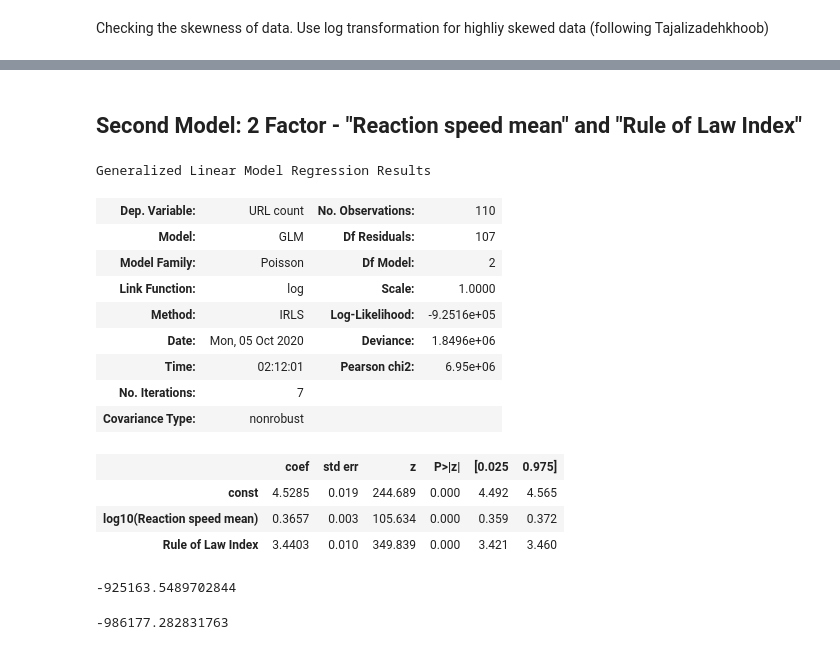
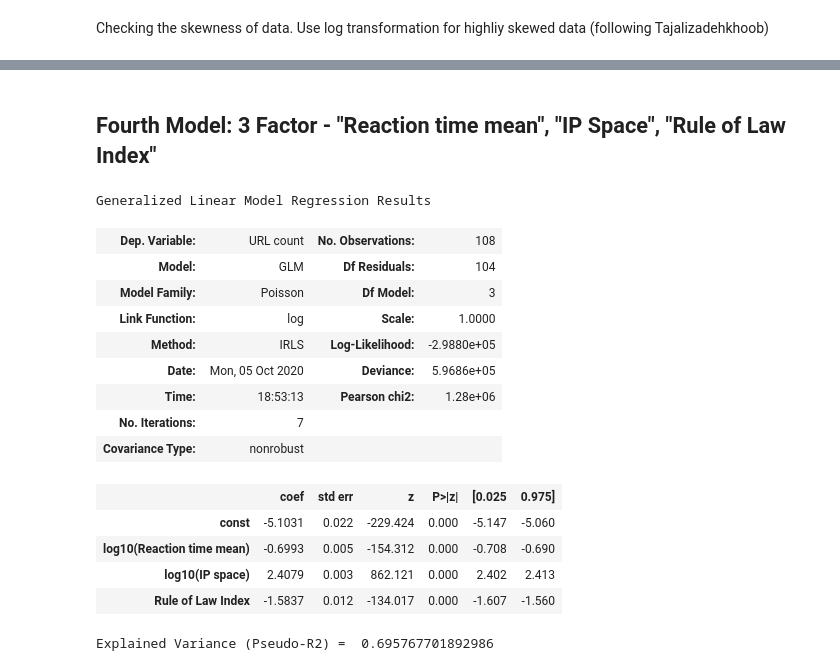
Before and after one commit to tderoon/Cybereconomicsgroup4, a Jupyter notebook: factor analysis.ipynb, the cells around one changed output, grey strips where cells are left out. Cells and saved outputs as stored; diff of their text form; code cells hidden in the pictures.

```diff
--- a/factor analysis.ipynb
+++ b/factor analysis.ipynb
@@ -199,6 +216,6 @@ rol.head()
 # %% [markdown]
 # MERGING OF DATA
 # %%
-factor=pd.merge(url_count,speed_mean,on='Country',how='inner')
+factor=pd.merge(url_count,time_mean,on='Country',how='inner')
 factor
 # %% [output]
@@ -282,5 +299,5 @@ plt.hist(factor['Rule of Law Index'])
 # %%
-factor['log10(Reaction speed mean)']=np.log10(factor['Reaction speed mean'])
-factor['log10(IP space+1)']=np.log10(factor['IP space']+1)
+factor['log10(Reaction time mean)']=np.log10(factor['Reaction time mean'])
+factor['log10(IP space)']=np.log10(factor['IP space'])
 factor
 # %% [output]
@@ -358,0 +384,16 @@ pseudor2
+# %%
+x=factor[['log10(Reaction time mean)']]
+
+exog, endog = sm.add_constant(x), y
+
+# Poisson regression
+mod = sm.GLM(endog, exog, family=sm.families.Poisson(link=sm.families.links.log()))
+res = mod.fit()
+display(res.summary())
+
+y_pred = res.predict(exog)
+
+llfull=res.llf
+llnull=res.llnull
+pseudor2=1-(llfull/llnull)
+print('Explained Variance (Pseudo-R2) = ',pseudor2)
@@ -358,0 +432,16 @@ pseudor2
+# %%
+x=factor[['log10(IP space)']]
+
+exog, endog = sm.add_constant(x), y
+
+# Poisson regression
+mod = sm.GLM(endog, exog, family=sm.families.Poisson(link=sm.families.links.log()))
+res = mod.fit()
+display(res.summary())
+
+y_pred = res.predict(exog)
+
+llfull=res.llf
+llnull=res.llnull
+pseudor2=1-(llfull/llnull)
+print('Explained Variance (Pseudo-R2) = ',pseudor2)
@@ -359,38 +478,35 @@ pseudor2
 # %% [markdown]
-## Second Model: 2 Factor - "Reaction speed mean" and "Rule of Law Index"
+## Fourth Model: 3 Factor - "Reaction time mean", "IP Space", "Rule of Law Index"
 # %%
-x=factor[['log10(Reaction speed mean)','Rule of Law Index']]
+x=factor[['log10(Reaction time mean)','log10(IP space)','Rule of Law Index']]
 
 exog, endog = sm.add_constant(x), y
 
 # Poisson regression
 mod = sm.GLM(endog, exog, family=sm.families.Poisson(link=sm.families.links.log()))
 res = mod.fit()
 display(res.summary())
 
 y_pred = res.predict(exog)
+
+llfull=res.llf
+llnull=res.llnull
+pseudor2=1-(llfull/llnull)
+print('Explained Variance (Pseudo-R2) = ',pseudor2)
 # %% [output]
 Generalized Linear Model Regression Results
-| Dep. Variable: | URL count | No. Observations: | 110 |
-| Model: | GLM | Df Residuals: | 107 |
-| Model Family: | Poisson | Df Model: | 2 |
+| Dep. Variable: | URL count | No. Observations: | 108 |
+| Model: | GLM | Df Residuals: | 104 |
+| Model Family: | Poisson | Df Model: | 3 |
 | Link Function: | log | Scale: | 1.0000 |
-| Method: | IRLS | Log-Likelihood: | -9.2516e+05 |
-| Date: | Mon, 05 Oct 2020 | Deviance: | 1.8496e+06 |
-| Time: | 02:12:01 | Pearson chi2: | 6.95e+06 |
+| Method: | IRLS | Log-Likelihood: | -2.9880e+05 |
+| Date: | Mon, 05 Oct 2020 | Deviance: | 5.9686e+05 |
+| Time: | 18:53:13 | Pearson chi2: | 1.28e+06 |
 | No. Iterations: | 7 |  |  |
 | Covariance Type: | nonrobust |  |  |
 |  | coef | std err | z | P>|z| | [0.025 | 0.975] |
-| const | 4.5285 | 0.019 | 244.689 | 0.000 | 4.492 | 4.565 |
-| log10(Reaction speed mean) | 0.3657 | 0.003 | 105.634 | 0.000 | 0.359 | 0.372 |
-| Rule of Law Index | 3.4403 | 0.010 | 349.839 | 0.000 | 3.421 | 3.460 |
+| const | -5.1031 | 0.022 | -229.424 | 0.000 | -5.147 | -5.060 |
+| log10(Reaction time mean) | -0.6993 | 0.005 | -154.312 | 0.000 | -0.708 | -0.690 |
+| log10(IP space) | 2.4079 | 0.003 | 862.121 | 0.000 | 2.402 | 2.413 |
+| Rule of Law Index | -1.5837 | 0.012 | -134.017 | 0.000 | -1.607 | -1.560 |
+Explained Variance (Pseudo-R2) =  0.695767701892986
-# %%
-llfull=res.llf
-llfull
-# %% [output]
--925163.5489702844
-# %%
-llnull=res.llnull
-llnull
-# %% [output]
--986177.282831763
```
Also changed, not shown: parts of 39 cells of this notebook.
